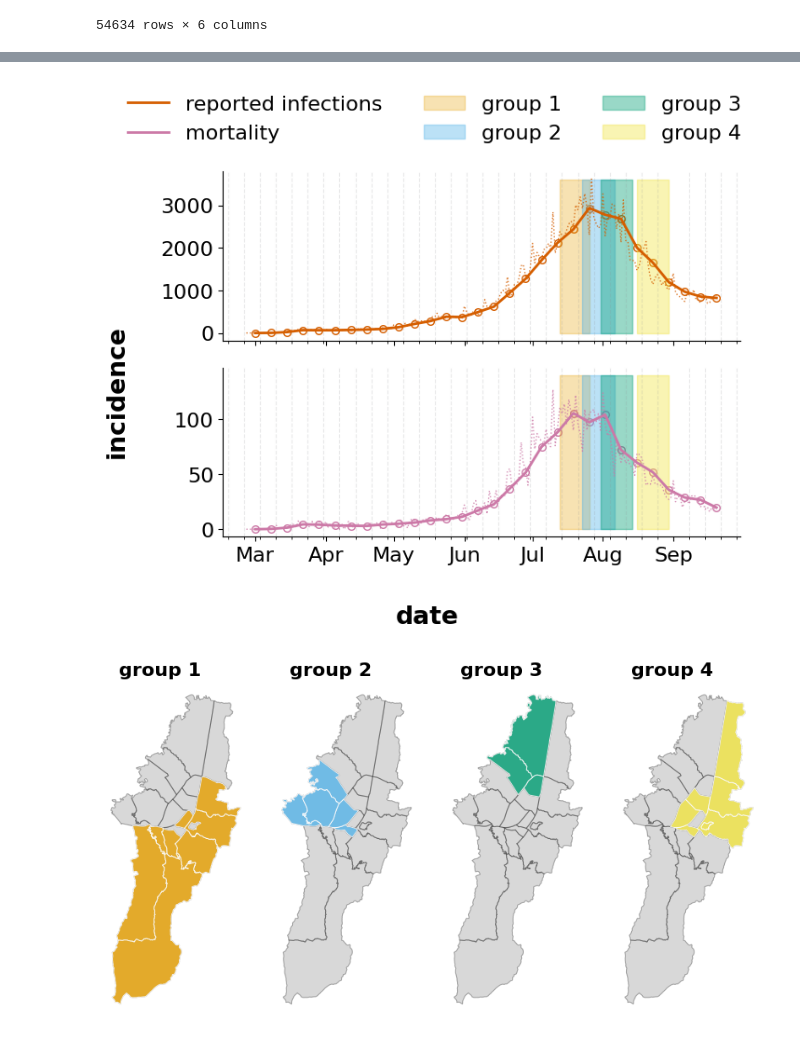
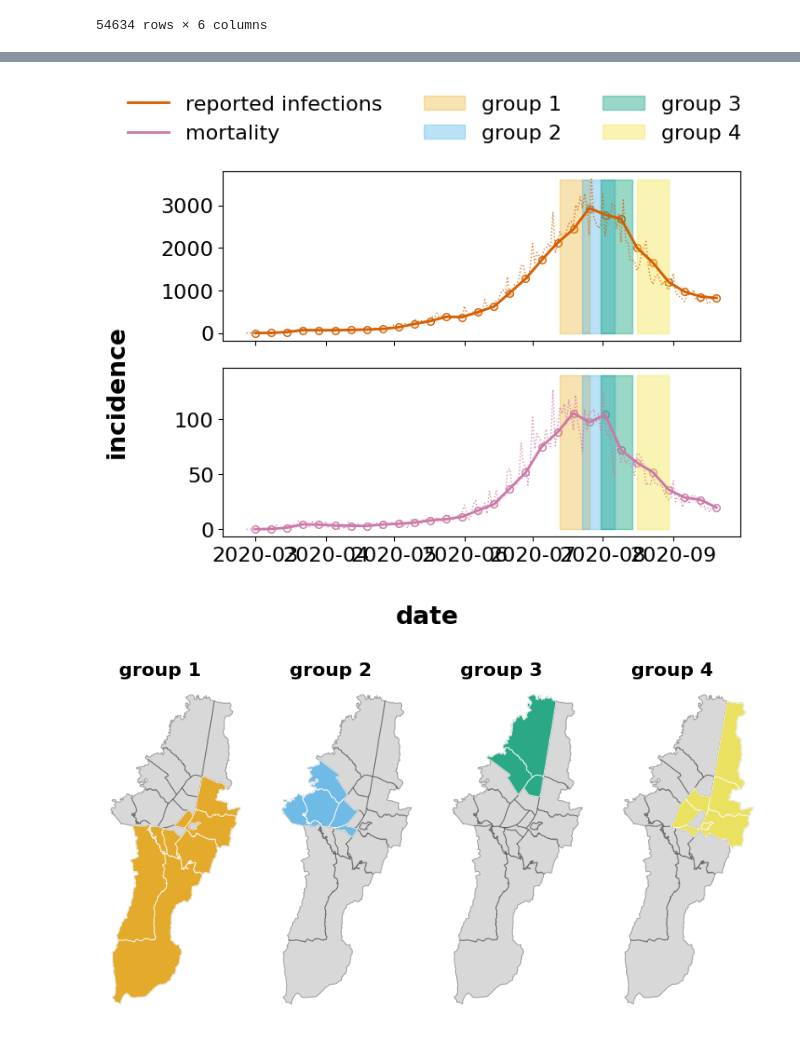
Before and after one commit to ChaosDonkey06/bogota_covid19_lockdowns, a Jupyter notebook: figures/fig01.ipynb, the cells around one changed output, grey strips where cells are left out. Drawn from its saved outputs; the diff is of its cells as text; code cells hidden in the pictures.

```diff
--- a/figures/fig01.ipynb
+++ b/figures/fig01.ipynb
@@ -194,43 +190,36 @@ palette_guide = ["#E69F00", "#56B4E9", "#009E73", "#F0E442", "#0072B2", "#D55E00
 palette_grays = ["#231D1F", "#939597"]
 
 fig, ax = plt.subplots(2, 1, figsize=(7.2, 5.2), sharex=True)
 
 ax[0].plot(bog_df["date"], bog_df["cases"], color=palette_guide[-2], ls=":", lw=1, alpha=0.8)
 l_inf,  = ax[0].plot(bog_w_df["date"], bog_w_df["weekly_cases"], lw=2, ls="-", color=palette_guide[-2], label="reported infections")
 ax[0].scatter(bog_w_df["date"], bog_w_df["weekly_cases"], ec=palette_guide[-2], fc="w", s=30)
-
 
 lg1 = ax[0].fill_between([dates_lockdown01[0], dates_lockdown01[-1]], 0, 3600, color = palette_guide[0], alpha=0.3, label = "group 1")
 lg2 = ax[0].fill_between([dates_lockdown02[0], dates_lockdown02[-1]], 0, 3600, color = palette_guide[1], alpha=0.4, label = "group 2")
 lg3 = ax[0].fill_between([dates_lockdown03[0], dates_lockdown03[-1]], 0, 3600, color = palette_guide[2], alpha=0.4, label = "group 3")
 lg4 = ax[0].fill_between([dates_lockdown04[0], dates_lockdown04[-1]], 0, 3600, color = palette_guide[3], alpha=0.4, label = "group 4")
 
 ax[1].plot(bog_df["date"], bog_df["deaths"], color=palette_guide[-1], ls=":", lw=1, alpha=0.8)
 l_deaths, = ax[1].plot(bog_w_df["date"], bog_w_df["weekly_deaths"], lw=2, ls="-", color=palette_guide[-1], label="mortality")
 ax[1].scatter(bog_w_df["date"], bog_w_df["weekly_deaths"], ec=palette_guide[-1], fc="w", s=30)
 ax[1].fill_between([dates_lockdown01[0], dates_lockdown01[-1]], 0, 140, color = palette_guide[0], alpha=0.3)
 ax[1].fill_between([dates_lockdown02[0], dates_lockdown02[-1]], 0, 140, color = palette_guide[1], alpha=0.4)
 ax[1].fill_between([dates_lockdown03[0], dates_lockdown03[-1]], 0, 140, color = palette_guide[2], alpha=0.4)
 ax[1].fill_between([dates_lockdown04[0], dates_lockdown04[-1]], 0, 140, color = palette_guide[3], alpha=0.4)
 
 fig.legend(handles=[l_inf, l_deaths, lg1, lg2, lg3, lg4], ncols=3,
                     loc='upper left', bbox_to_anchor=(0.025, 1.15), frameon=False)
 
 fig.supylabel("incidence", weight='bold')
 fig.supxlabel("date", weight='bold')
 
-for axi in ax.flatten():
-    axi.grid(axis='x', which="minor", linestyle='--', alpha=0.2, color=palette_grays[1])
-    axi.xaxis.set_major_formatter(mdates.DateFormatter('%b'))
-    axi.tick_params(which='both', axis='x', labelrotation=0)
-    axi.xaxis.set_minor_locator(mdates.WeekdayLocator())
-    axi.xaxis.set_major_locator(mdates.MonthLocator())
-    axi.spines['right'].set_visible(False)
-    axi.spines['top'].set_visible(False)
+#for axi in ax.flatten():
+
 
 plt.tight_layout()
 # %% [output]
-[figure, old version]
+[figure, new version]
 # %%
 fig, ax = plt.subplots(1, 4, figsize=(10, 7.2), sharex=True, sharey=True)
 
```
Also changed, not shown: parts of 8 cells of this notebook, 16 other files.
